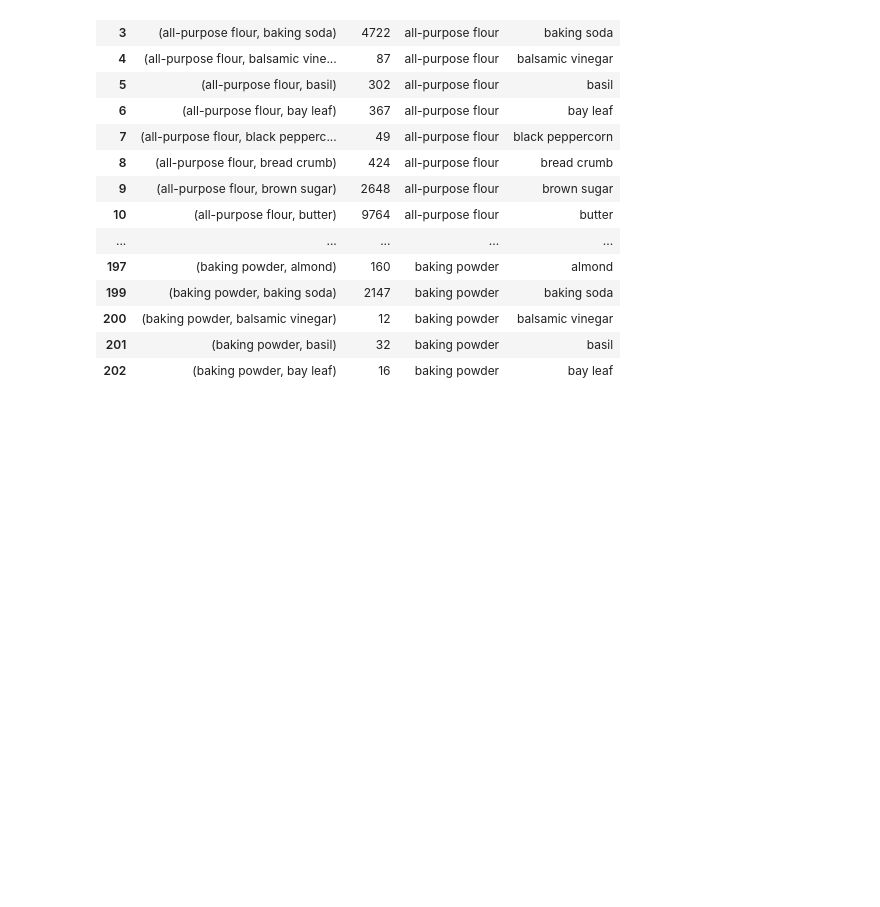
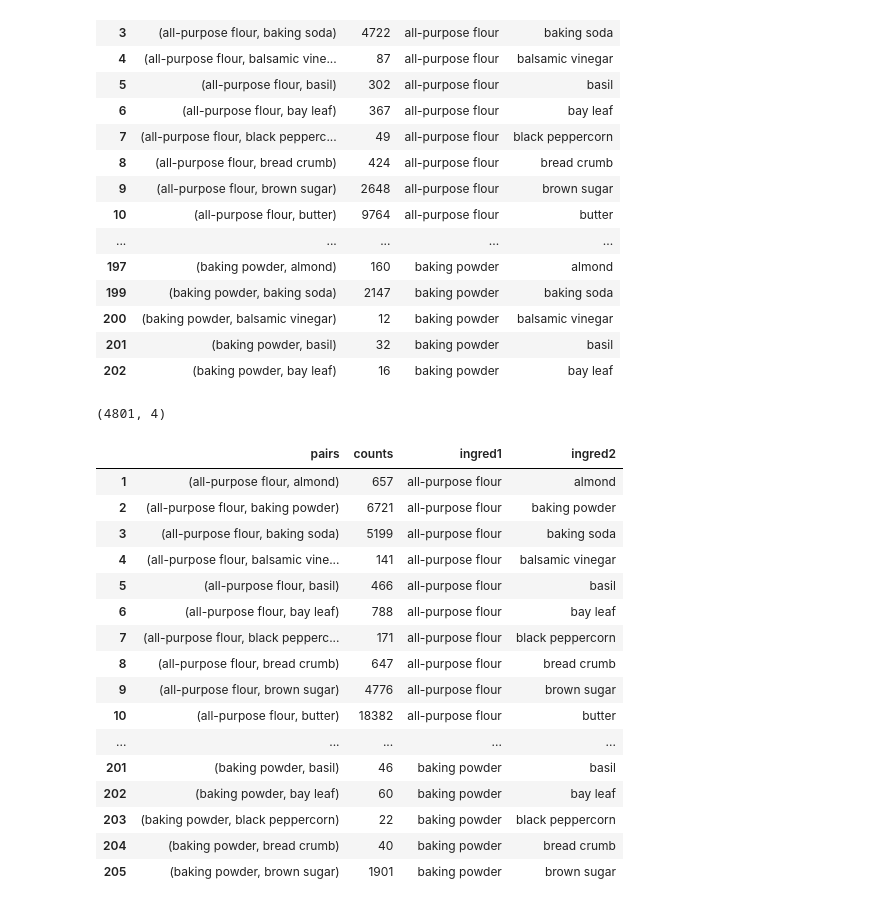
Before and after one commit to finnqiao/recipe_network, a Jupyter notebook: network_data_reshape.ipynb, the cells around one changed output. Drawn from its saved outputs; the diff is of its cells as text; code cells hidden in the pictures; blank space fills up the shorter version.

```diff
--- a/network_data_reshape.ipynb
+++ b/network_data_reshape.ipynb
@@ -559,3 +559,27 @@ for tup1 in tqdm(filtered_pairs_df.itertuples()):
         if (tup1[3] == tup2[4]) and (tup1[4] == tup2[3]):
             filtered_pairs_df.loc[tup1[0], 'counts'] += filtered_pairs_df.loc[tup2[0], 'counts']
             filtered_pairs_df = filtered_pairs_df.drop(tup2[0])
+# %%
+filtered_pairs_df.shape
+# %% [output]
+(4801, 4)
+# %%
+filtered_pairs_df.head(200)
+# %% [output]
+|  | pairs | counts | ingred1 | ingred2 |
+| 1 | (all-purpose flour, almond) | 657 | all-purpose flour | almond |
+| 2 | (all-purpose flour, baking powder) | 6721 | all-purpose flour | baking powder |
+| 3 | (all-purpose flour, baking soda) | 5199 | all-purpose flour | baking soda |
+| 4 | (all-purpose flour, balsamic vine... | 141 | all-purpose flour | balsamic vinegar |
+| 5 | (all-purpose flour, basil) | 466 | all-purpose flour | basil |
+| 6 | (all-purpose flour, bay leaf) | 788 | all-purpose flour | bay leaf |
+| 7 | (all-purpose flour, black pepperc... | 171 | all-purpose flour | black peppercorn |
+| 8 | (all-purpose flour, bread crumb) | 647 | all-purpose flour | bread crumb |
+| 9 | (all-purpose flour, brown sugar) | 4776 | all-purpose flour | brown sugar |
+| 10 | (all-purpose flour, butter) | 18382 | all-purpose flour | butter |
+| ... | ... | ... | ... | ... |
+| 201 | (baking powder, basil) | 46 | baking powder | basil |
+| 202 | (baking powder, bay leaf) | 60 | baking powder | bay leaf |
+| 203 | (baking powder, black peppercorn) | 22 | baking powder | black peppercorn |
+| 204 | (baking powder, bread crumb) | 40 | baking powder | bread crumb |
+| 205 | (baking powder, brown sugar) | 1901 | baking powder | brown sugar |
```
